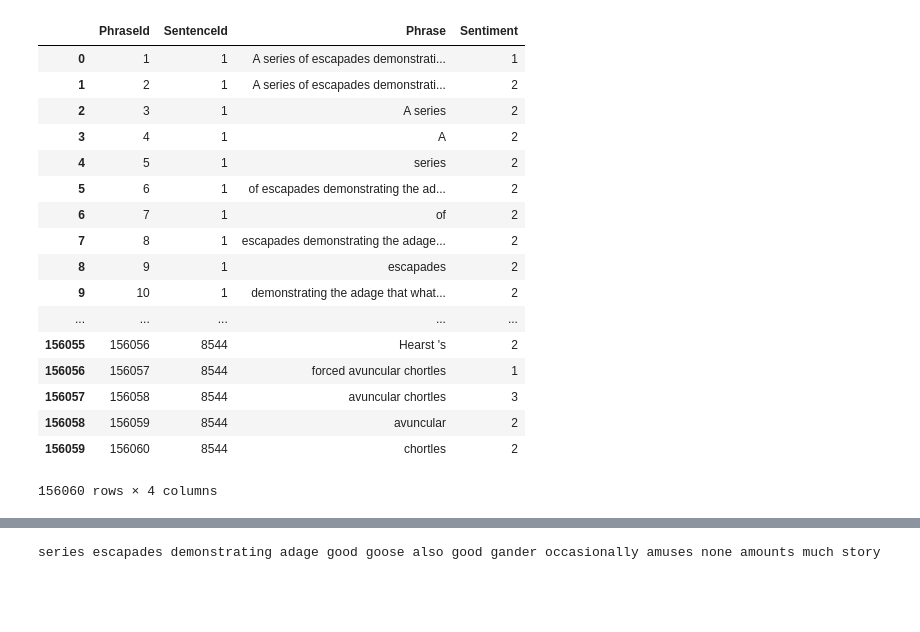
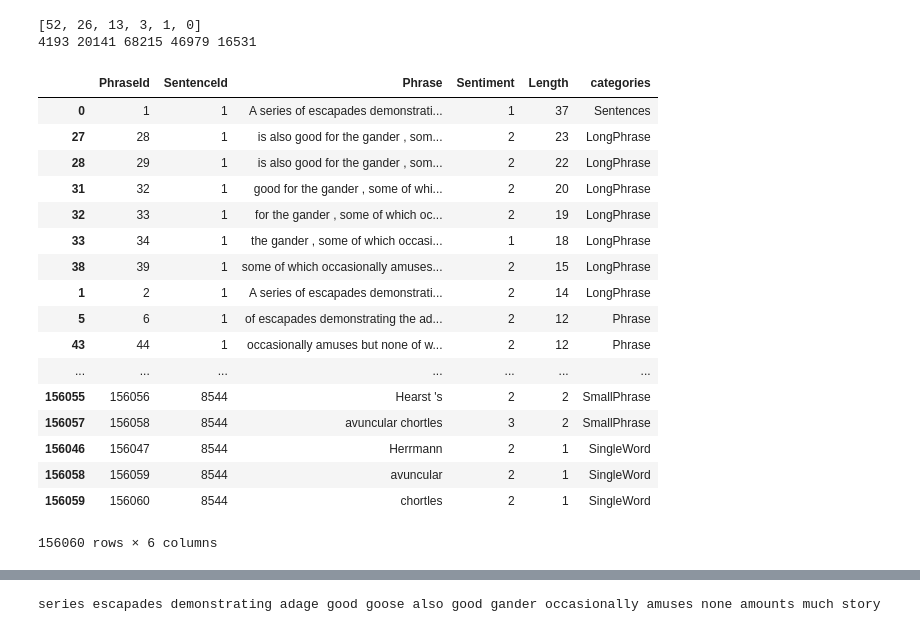
Before and after one commit to paulruvolo/DataScience16CYOA, a Jupyter notebook: kc_model_iteration_1.ipynb, the cells around one changed output, grey strips where cells are left out. Cells and saved outputs as stored; diff of their text form; code cells hidden in the pictures; blank space fills up the shorter version.

Commit message:
First few attempts with random forest model

```diff
--- a/kc_model_iteration_1.ipynb
+++ b/kc_model_iteration_1.ipynb
@@ -1,36 +1,56 @@
 # %%
 #Import needed libraries and get data
 %matplotlib inline
 
 import pandas as pd
 import numpy as np
 import re
 import nltk
+import urllib
 from matplotlib import pyplot as plt
 from nltk.corpus import stopwords
 from sklearn.feature_extraction.text import CountVectorizer
 from sklearn.ensemble import RandomForestClassifier
 
 train = pd.read_table('train.tsv')
-#train_sentences = train.groupby('SentenceId').first().reset_index()
-train_sentences = train
-train_sentences
+train["Length"] = train['Phrase'].apply(lambda x: len(x.split()))
+ordered = train.sort(['SentenceId', 'Length'], ascending=[1, 0])
+train_sentences = train.groupby('SentenceId').first().reset_index()
+
+
+max_length = max(ordered['Length'])
+bins = [0, 1, max_length/15, max_length/4, max_length/2, max_length]
+group_names = ['SingleWord', 'SmallPhrase', 'Phrase', 'LongPhrase', 'Sentences']
+categories = pd.cut(ordered['Length'], bins, labels=group_names)
+ordered['categories'] = pd.cut(ordered['Length'], bins, labels=group_names)
+
+
+sentences = ordered[ordered['categories'] == 'Sentences'].reset_index()
+longphrase = ordered[ordered['categories'] == 'LongPhrase'].reset_index()
+phrase = ordered[ordered['categories'] == 'Phrase'].reset_index()
+smallphrase = ordered[ordered['categories'] == 'SmallPhrase'].reset_index()
+singleword = ordered[ordered['categories'] == 'SingleWord'].reset_index()
+print bins[::-1]
+print len(sentences), len(longphrase), len(phrase), len(smallphrase), len(singleword)
+ordered
 # %% [output]
+[52, 26, 13, 3, 1, 0]
+4193 20141 68215 46979 16531
-|  | PhraseId | SentenceId | Phrase | Sentiment |
-| 0 | 1 | 1 | A series of escapades demonstrati... | 1 |
-| 1 | 2 | 1 | A series of escapades demonstrati... | 2 |
-| 2 | 3 | 1 | A series | 2 |
-| 3 | 4 | 1 | A | 2 |
-| 4 | 5 | 1 | series | 2 |
-| 5 | 6 | 1 | of escapades demonstrating the ad... | 2 |
-| 6 | 7 | 1 | of | 2 |
-| 7 | 8 | 1 | escapades demonstrating the adage... | 2 |
-| 8 | 9 | 1 | escapades | 2 |
-| 9 | 10 | 1 | demonstrating the adage that what... | 2 |
-| ... | ... | ... | ... | ... |
-| 156055 | 156056 | 8544 | Hearst 's | 2 |
-| 156056 | 156057 | 8544 | forced avuncular chortles | 1 |
-| 156057 | 156058 | 8544 | avuncular chortles | 3 |
-| 156058 | 156059 | 8544 | avuncular | 2 |
-| 156059 | 156060 | 8544 | chortles | 2 |
+|  | PhraseId | SentenceId | Phrase | Sentiment | Length | categories |
+| 0 | 1 | 1 | A series of escapades demonstrati... | 1 | 37 | Sentences |
+| 27 | 28 | 1 | is also good for the gander , som... | 2 | 23 | LongPhrase |
+| 28 | 29 | 1 | is also good for the gander , som... | 2 | 22 | LongPhrase |
+| 31 | 32 | 1 | good for the gander , some of whi... | 2 | 20 | LongPhrase |
+| 32 | 33 | 1 | for the gander , some of which oc... | 2 | 19 | LongPhrase |
+| 33 | 34 | 1 | the gander , some of which occasi... | 1 | 18 | LongPhrase |
+| 38 | 39 | 1 | some of which occasionally amuses... | 2 | 15 | LongPhrase |
+| 1 | 2 | 1 | A series of escapades demonstrati... | 2 | 14 | LongPhrase |
+| 5 | 6 | 1 | of escapades demonstrating the ad... | 2 | 12 | Phrase |
+| 43 | 44 | 1 | occasionally amuses but none of w... | 2 | 12 | Phrase |
+| ... | ... | ... | ... | ... | ... | ... |
+| 156055 | 156056 | 8544 | Hearst 's | 2 | 2 | SmallPhrase |
+| 156057 | 156058 | 8544 | avuncular chortles | 3 | 2 | SmallPhrase |
+| 156046 | 156047 | 8544 | Herrmann | 2 | 1 | SingleWord |
+| 156058 | 156059 | 8544 | avuncular | 2 | 1 | SingleWord |
+| 156059 | 156060 | 8544 | chortles | 2 | 1 | SingleWord |
-156060 rows × 4 columns
+156060 rows × 6 columns
```
Also changed, not shown: parts of 22 cells of this notebook.
